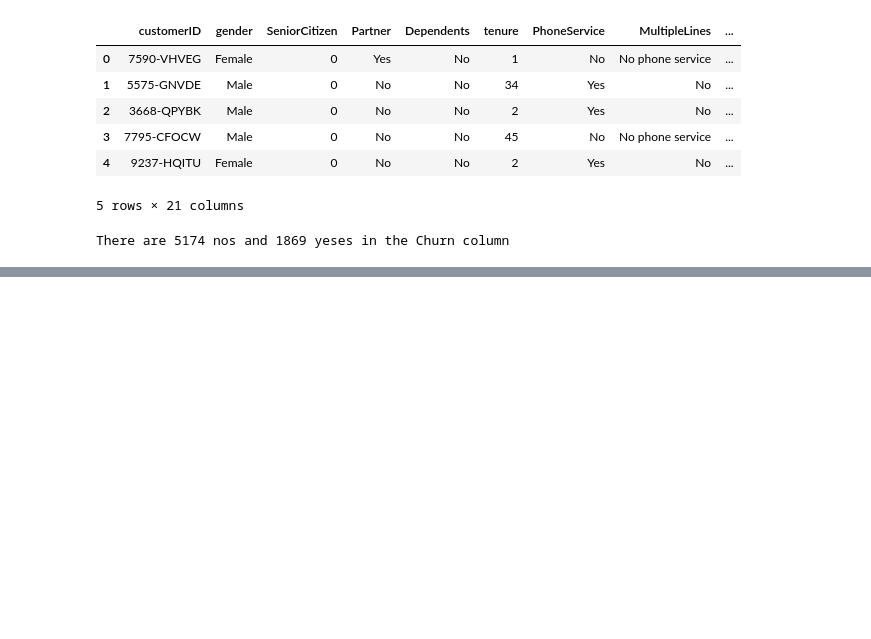
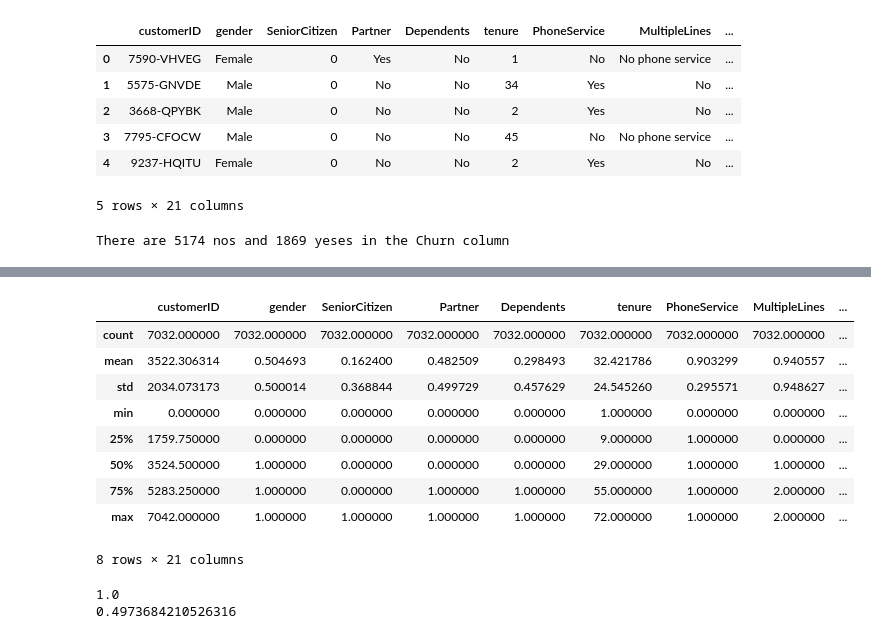
Before and after one commit to prajasnaik/MLFinalProject, a Jupyter notebook: notebooks/initial_eda.ipynb, the cells around one changed output, grey strips where cells are left out. Saved outputs shown, nothing was run; the diff lists cells and outputs as text; code cells hidden in the pictures; blank space fills up the shorter version.

```diff
--- a/notebooks/initial_eda.ipynb
+++ b/notebooks/initial_eda.ipynb
@@ -77,0 +203,13 @@ There are 5174 nos and 1869 yeses in the Churn column
+# %%
+df.describe()
+# %% [output]
+|  | customerID | gender | SeniorCitizen | Partner | Dependents | tenure | PhoneService | MultipleLines | ... |
+| count | 7032.000000 | 7032.000000 | 7032.000000 | 7032.000000 | 7032.000000 | 7032.000000 | 7032.000000 | 7032.000000 | ... |
+| mean | 3522.306314 | 0.504693 | 0.162400 | 0.482509 | 0.298493 | 32.421786 | 0.903299 | 0.940557 | ... |
+| std | 2034.073173 | 0.500014 | 0.368844 | 0.499729 | 0.457629 | 24.545260 | 0.295571 | 0.948627 | ... |
+| min | 0.000000 | 0.000000 | 0.000000 | 0.000000 | 0.000000 | 1.000000 | 0.000000 | 0.000000 | ... |
+| 25% | 1759.750000 | 0.000000 | 0.000000 | 0.000000 | 0.000000 | 9.000000 | 1.000000 | 0.000000 | ... |
+| 50% | 3524.500000 | 1.000000 | 0.000000 | 0.000000 | 0.000000 | 29.000000 | 1.000000 | 1.000000 | ... |
+| 75% | 5283.250000 | 1.000000 | 0.000000 | 1.000000 | 1.000000 | 55.000000 | 1.000000 | 2.000000 | ... |
+| max | 7042.000000 | 1.000000 | 1.000000 | 1.000000 | 1.000000 | 72.000000 | 1.000000 | 2.000000 | ... |
+8 rows × 21 columns
@@ -77,0 +221,14 @@ There are 5174 nos and 1869 yeses in the Churn column
+# %%
+from sklearn.tree import DecisionTreeClassifier
+
+dt = DecisionTreeClassifier(random_state=42)
+dt.fit(X_train, y_train)
+print(dt.score(X_train, y_train))
+y_pred = dt.predict(X_test)
+
+from sklearn.metrics import f1_score
+
+print(f1_score(y_test, y_pred))
+# %% [output]
+1.0
+0.4973684210526316
```
Also changed, not shown: parts of 14 cells of this notebook, 1 other file.
